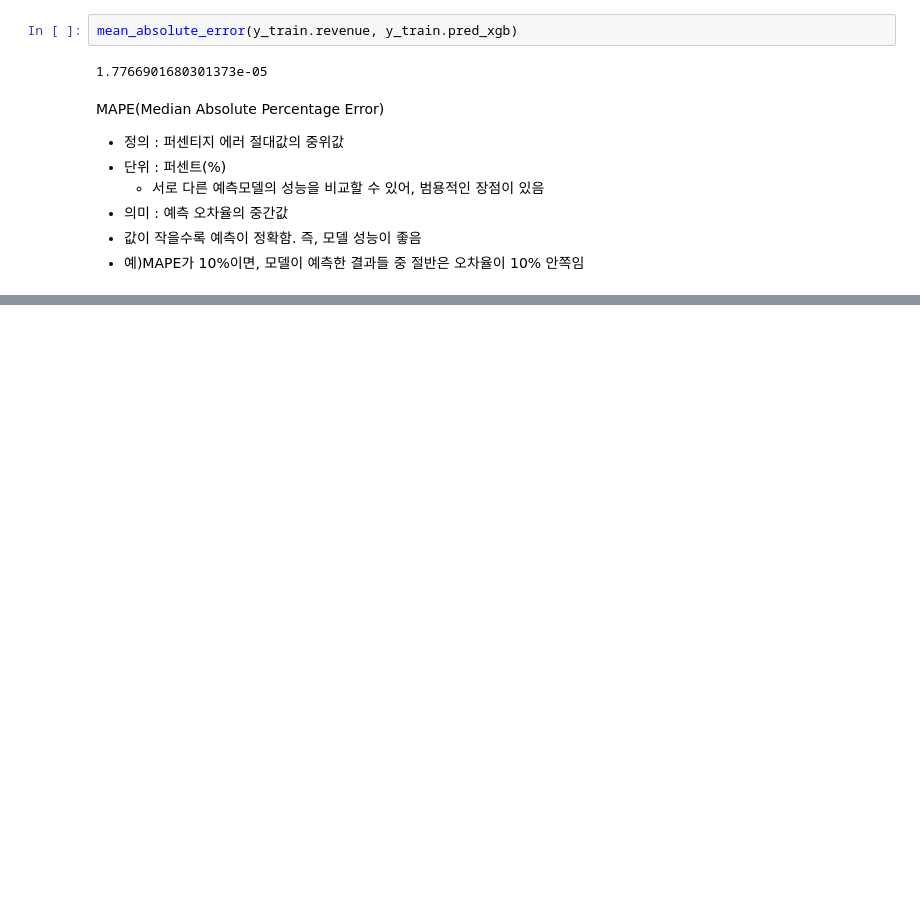
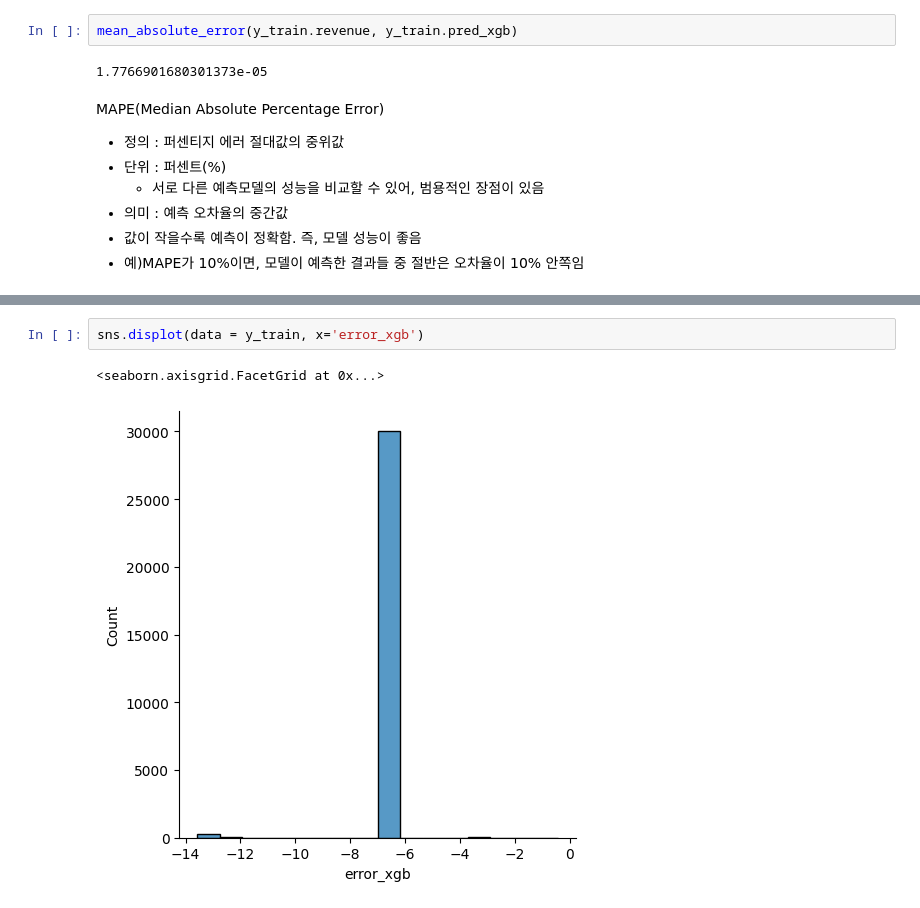
Before and after one commit to HongSeongMo/Airbnb, a Jupyter notebook: Copy_of_airbnb_lecture_6.ipynb, the cells around one changed output, grey strips where cells are left out. Saved outputs shown, nothing was run; the diff lists cells and outputs as text; blank space fills up the shorter version.

```diff
--- a/Copy_of_airbnb_lecture_6.ipynb
+++ b/Copy_of_airbnb_lecture_6.ipynb
@@ -211,0 +265,5 @@ MAPE(Median Absolute Percentage Error)
+# %%
+sns.displot(data = y_train, x='error_xgb')
+# %% [output]
+<seaborn.axisgrid.FacetGrid at 0x...>
+[figure, added]
```
Also changed, not shown: parts of 9 cells of this notebook.
